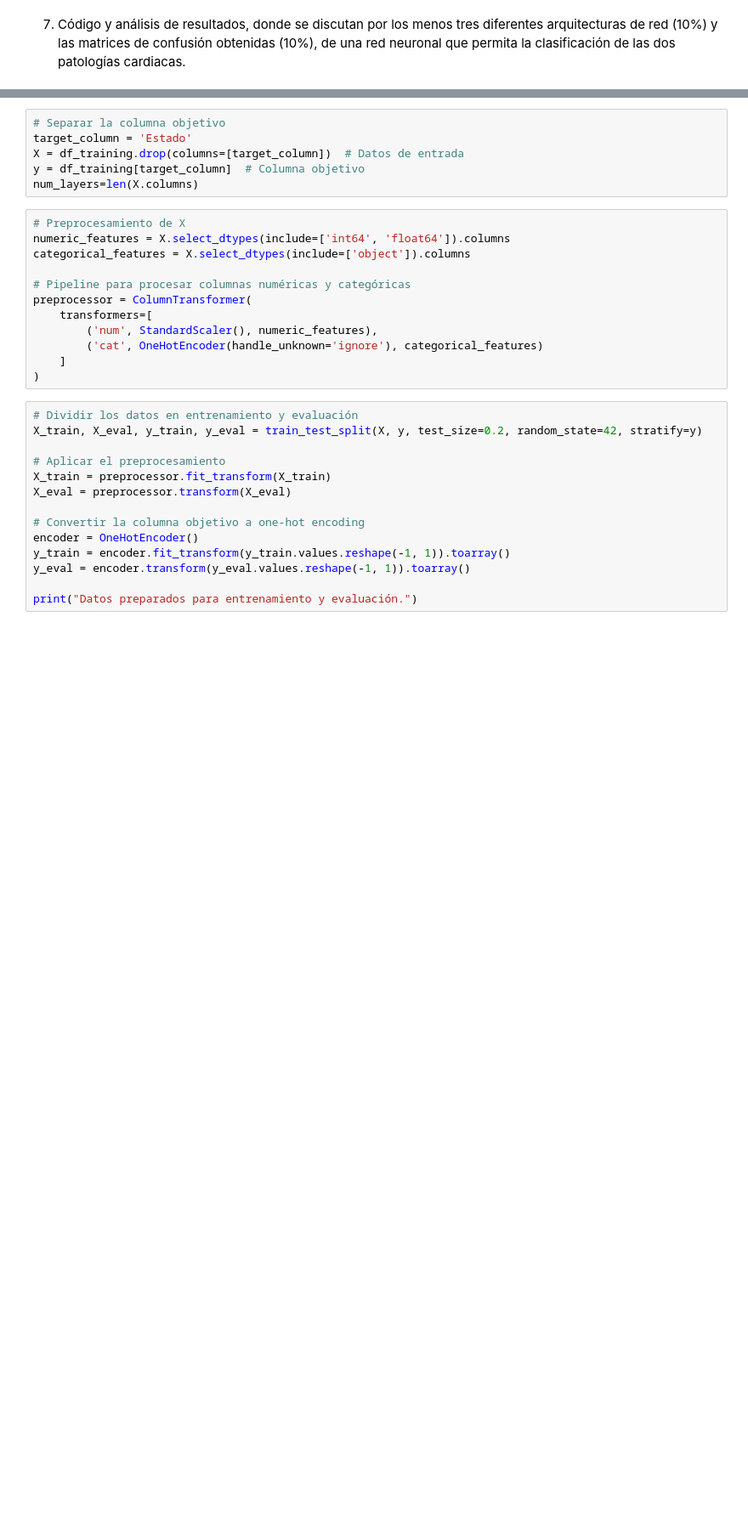
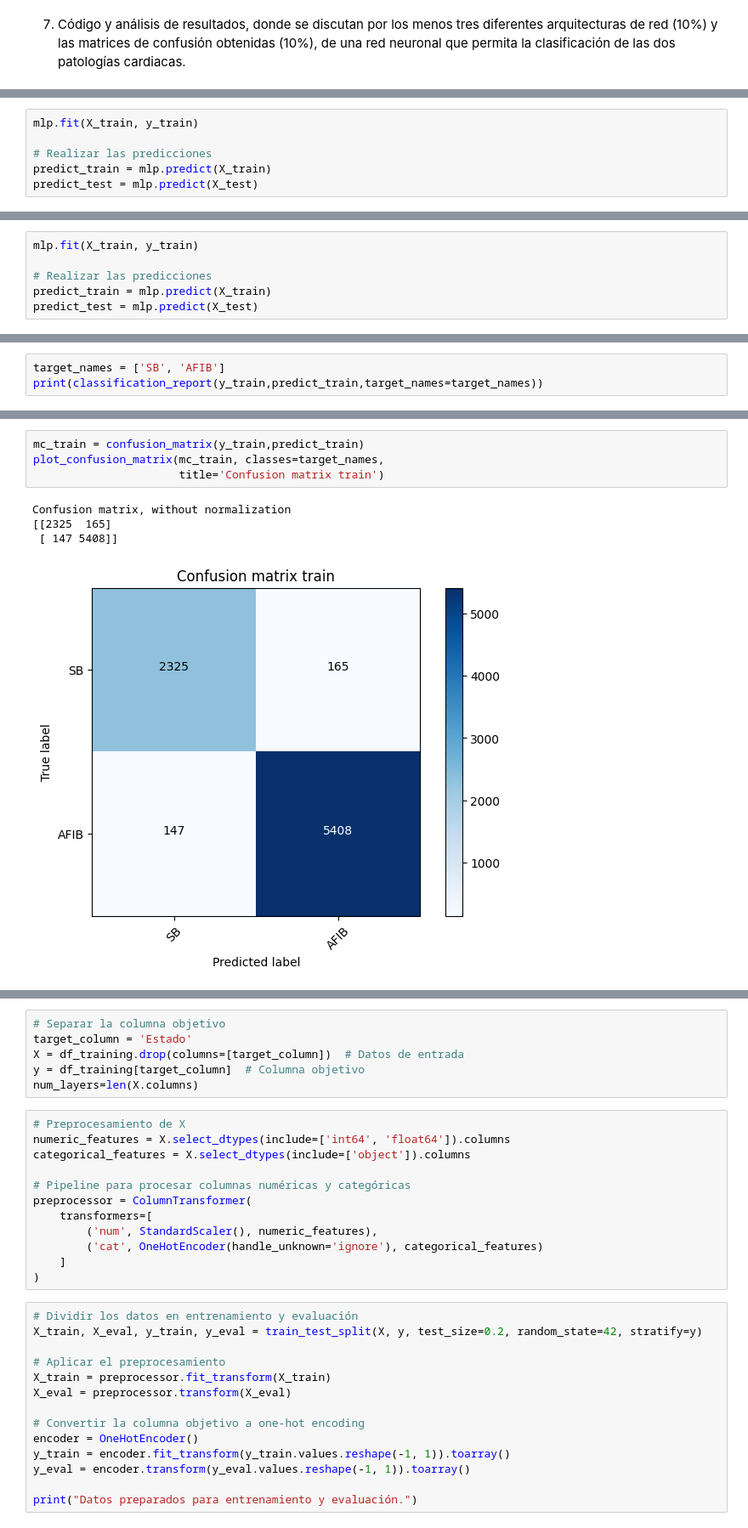
Before and after one commit to MariaOs02/LabBiosenales, a Jupyter notebook: Proyecto_4/Proyecto4.ipynb, the cells around one changed output, grey strips where cells are left out. Shown at 85% size. Cells and saved outputs as stored; diff of their text form; blank space fills up the shorter version.

```diff
--- a/Proyecto_4/Proyecto4.ipynb
+++ b/Proyecto_4/Proyecto4.ipynb
@@ -397,0 +570,6 @@ df_2train.to_excel("Dataframe2train.xlsx", index=False)
+# %%
+mlp.fit(X_train, y_train)
+
+# Realizar las predicciones
+predict_train = mlp.predict(X_train)
+predict_test = mlp.predict(X_test)
@@ -397,0 +681,6 @@ df_2train.to_excel("Dataframe2train.xlsx", index=False)
+# %%
+mlp.fit(X_train, y_train)
+
+# Realizar las predicciones
+predict_train = mlp.predict(X_train)
+predict_test = mlp.predict(X_test)
@@ -397,0 +693,3 @@ df_2train.to_excel("Dataframe2train.xlsx", index=False)
+# %%
+target_names = ['SB', 'AFIB']
+print(classification_report(y_train,predict_train,target_names=target_names))
@@ -397,0 +721,9 @@ df_2train.to_excel("Dataframe2train.xlsx", index=False)
+# %%
+mc_train = confusion_matrix(y_train,predict_train)
+plot_confusion_matrix(mc_train, classes=target_names,
+                      title='Confusion matrix train')
+# %% [output]
+Confusion matrix, without normalization
+[[2325  165]
+ [ 147 5408]]
+[figure, added]
```
Also changed, not shown: parts of 58 cells of this notebook, 1 other file.
